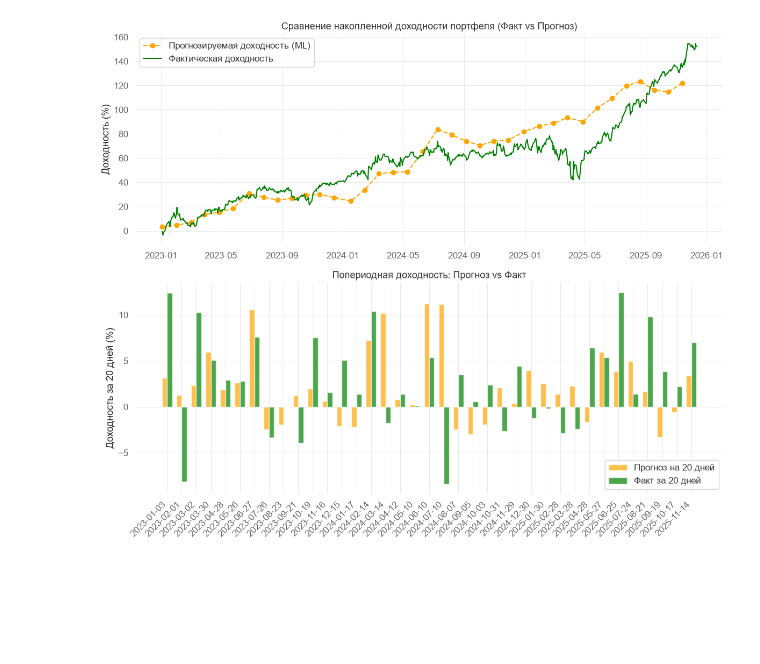
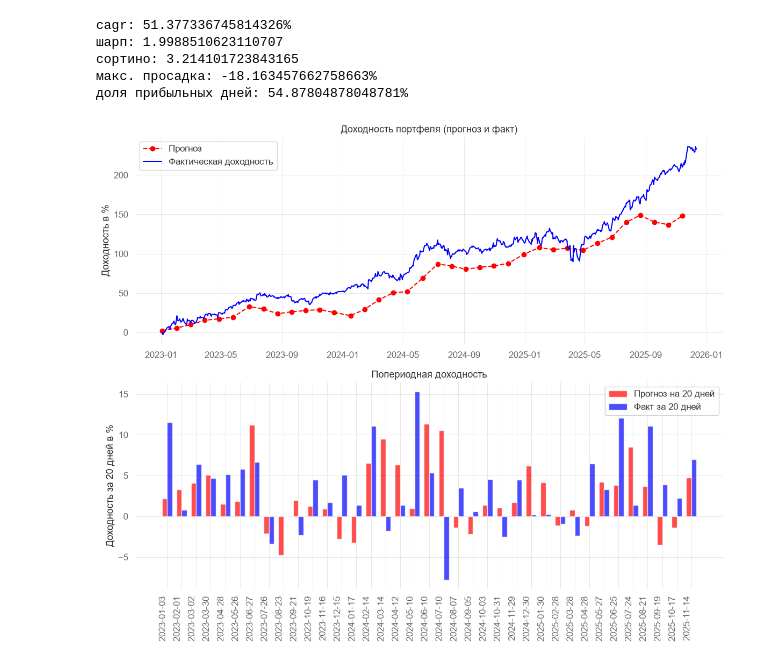
Before and after one commit to Tofuress/invest_portfolio_ml, a Jupyter notebook: model.ipynb, the cells around one changed output. Cells and saved outputs as stored; diff of their text form; code cells hidden in the pictures; blank space fills up the shorter version.

Commit message:
lstm with the best result

```diff
--- a/model.ipynb
+++ b/model.ipynb
@@ -101,0 +62,12 @@ qs.reports.full(portfolio_returns)
+# %%
+train_window = 252 * 3 # скользящее окно, на котором учится нейросеть (756 торговых дней)
+test_step = 20 # на сколько дней рассчитан создаваемый портфель, т.е через сколько дней модель переобучается
+seq_len = 30 # входные данные X для прогноза следующих 20 дней
+horizon = 20 # на какой срок вперёд нейросеть пытается предсказать доходность
+
+weights_all = [] # сохраняет веса всех составленных портфелей
+step_dates = [] # сохраняет даты перебалансировок портфелей
+
+pred_20d = [] # прогнозируемая доходность портфеля (в долях) на следующие 20 дней
+real_20d = [] # фактическая доходность портфеля (в долях) за следующие 20 дней
+real_daily = [] # записывает ежедневную доходность акций каждого 20-дневного отрезка
@@ -102 +124,5 @@ qs.reports.full(portfolio_returns)
+# %%
+portfolio_returns = pd.concat(real_daily)
+portfolio_returns.name = 'LSTM_Portfolio'
+portfolio_returns.index = pd.to_datetime(portfolio_returns.index).tz_localize(None)
 # %%
@@ -129 +137,15 @@ print(f"Винрейт (Доля прибыльных дней): {qs.stats.win_r
+# %%
+qs.extend_pandas()
+
+print(f'cagr: {qs.stats.cagr(portfolio_ret) * 100}%')
+print(f'шарп: {qs.stats.sharpe(portfolio_ret)}')
+print(f'сортино: {qs.stats.sortino(portfolio_ret)}')
+print(f'макс. просадка: {qs.stats.max_drawdown(portfolio_ret) * 100}%')
+print(f'доля прибыльных дней: {qs.stats.win_rate(portfolio_ret) * 100}%')
+# %% [output]
+cagr: 51.377336745814326%
+шарп: 1.9988510623110707
+сортино: 3.214101723843165
+макс. просадка: -18.163457662758663%
+доля прибыльных дней: 54.87804878048781%
 # %%
@@ -136,32 +153,30 @@ print("\n Полный HTML-отчет сохранен в файл 'portfolio_r
 # %%
-cum_predicted = np.cumprod(1 + np.array(predicted_monthly_returns)) - 1
-cum_actual_daily = (1 + portfolio_returns).cumprod() - 1
-monthly_dates = pd.to_datetime(period_dates)
+predicted = np.cumprod(1 + np.array(pred_20d)) - 1
+actual_daily = (1 + portfolio_returns).cumprod() - 1
+monthly_dates = pd.to_datetime(step_dates)
 
 fig, axes = plt.subplots(2, 1, figsize=(12, 10))
 
-# График 1: Накопленная доходность
-axes[0].plot(monthly_dates, cum_predicted * 100, label="Прогнозируемая доходность (ML)", color="orange", linestyle="--", marker="o")
-axes[0].plot(cum_actual_daily.index, cum_actual_daily * 100, label="Фактическая доходность", color="green")
-axes[0].set_title("Сравнение накопленной доходности портфеля (Факт vs Прогноз)")
-axes[0].set_ylabel("Доходность (%)")
+axes[0].plot(monthly_dates, predicted * 100, label='Прогноз', color='red', linestyle='--', marker='o')
+axes[0].plot(actual_daily.index, actual_daily * 100, label='Фактическая доходность', color='blue')
+axes[0].set_title('Доходность портфеля (прогноз и факт)')
+axes[0].set_ylabel('Доходность в %')
 axes[0].grid(True)
 axes[0].legend()
 
-# График 2: Помесячные доходности (20-дневные интервалы)
-x = np.arange(len(period_dates))
+x = np.arange(len(step_dates))
 width = 0.35
 
-axes[1].bar(x - width/2, np.array(predicted_monthly_returns) * 100, width, label="Прогноз на 20 дней", color="orange", alpha=0.7)
-axes[1].bar(x + width/2, np.array(actual_monthly_returns) * 100, width, label="Факт за 20 дней", color="green", alpha=0.7)
-axes[1].set_title("Попериодная доходность: Прогноз vs Факт")
+axes[1].bar(x - width/2, np.array(pred_20d) * 100, width, label='Прогноз на 20 дней', color='red', alpha=0.7)
+axes[1].bar(x + width/2, np.array(real_20d) * 100, width, label='Факт за 20 дней', color='blue', alpha=0.7)
+axes[1].set_title('Попериодная доходность')
 axes[1].set_xticks(x)
-axes[1].set_xticklabels(period_dates, rotation=45, ha="right")
-axes[1].set_ylabel("Доходность за 20 дней (%)")
-axes[1].grid(True, axis="y")
+axes[1].set_xticklabels(step_dates, rotation=90, ha='right')
+axes[1].set_ylabel('Доходность за 20 дней в %')
+axes[1].grid(True, axis='y')
 axes[1].legend()
 
 plt.tight_layout()
 plt.show()
 # %% [output]
-[figure, old version]
+[figure, new version]
```
Also changed, not shown: parts of 8 cells of this notebook, 1 other file.
